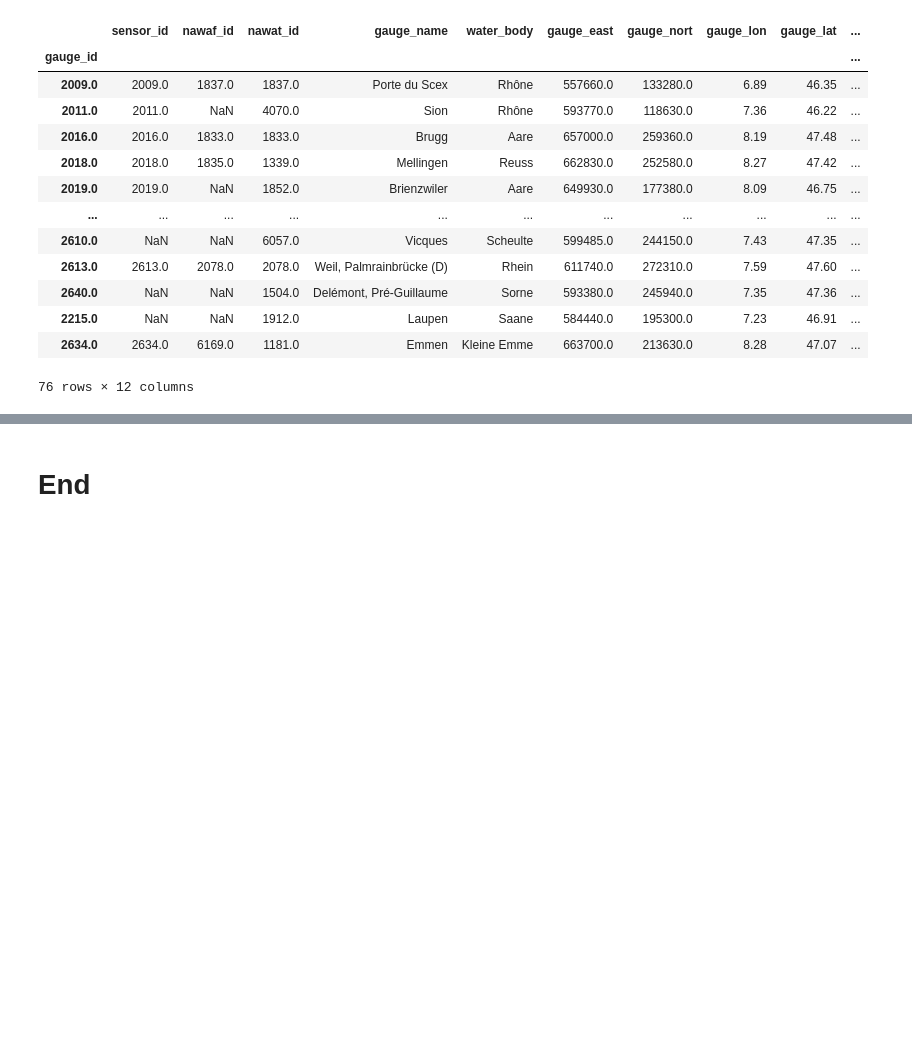
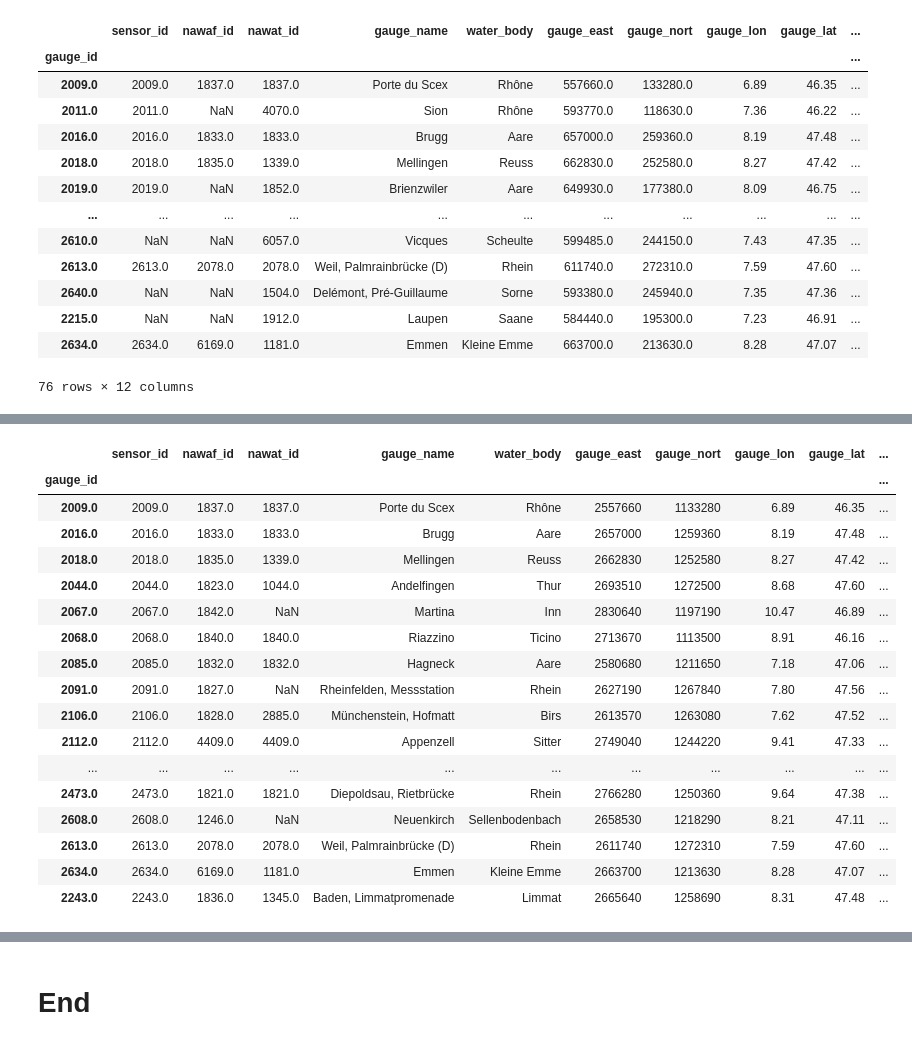
Before and after one commit to thiagovmdon/camels-ch-chem-paper, a Jupyter notebook: code/camels_ch_chem_A_metadata.ipynb, the cells around one changed output, grey strips where cells are left out. Saved outputs shown, nothing was run; the diff lists cells and outputs as text; code cells hidden in the pictures; blank space fills up the shorter version.

Commit message:
The stations northing and easting were wrong

```diff
--- a/code/camels_ch_chem_A_metadata.ipynb
+++ b/code/camels_ch_chem_A_metadata.ipynb
@@ -635,0 +658,13 @@ camels_ch_chem_catchment_boundaries_nawat.to_file("results\\Dataset\shapefiles\\
+# %%
+# List the specific columns you want to modify
+columns_to_modify = [
+    "gauge_easting",
+    "gauge_easting_nawat",
+    "gauge_easting_nawaf"
+]
+
+# Apply the transformation: prepend 2 while keeping it float
+for col in columns_to_modify:
+    network_camels_ch_chem[col] = network_camels_ch_chem[col].apply(lambda x: int(f"2{x:.0f}") if pd.notnull(x) else x)
+
+network_camels_ch_chem
@@ -635,0 +686,13 @@ camels_ch_chem_catchment_boundaries_nawat.to_file("results\\Dataset\shapefiles\\
+# %%
+# List the specific columns you want to modify
+columns_to_modify = [
+    "gauge_northing",
+    "gauge_northing_nawat",
+    "gauge_northing_nawaf"
+]
+
+# Apply the transformation: prepend 2 while keeping it float
+for col in columns_to_modify:
+    network_camels_ch_chem[col] = network_camels_ch_chem[col].apply(lambda x: int(f"1{x:.0f}") if pd.notnull(x) else x)
+
+network_camels_ch_chem
@@ -635,0 +729,3 @@ camels_ch_chem_catchment_boundaries_nawat.to_file("results\\Dataset\shapefiles\\
+# %%
+network_camels_ch_chem.loc[[2167], "gauge_northing"]=1192145
+network_camels_ch_chem.loc[[2167]]["gauge_northing"]
@@ -635,0 +736,3 @@ camels_ch_chem_catchment_boundaries_nawat.to_file("results\\Dataset\shapefiles\\
+# %%
+network_camels_ch_chem.loc[[2167], "gauge_northing_nawat"]=1192145
+network_camels_ch_chem.loc[[2167]]["gauge_northing_nawat"]
@@ -635,0 +774,24 @@ camels_ch_chem_catchment_boundaries_nawat.to_file("results\\Dataset\shapefiles\\
+# %%
+camels_ch_chem_catchment_boundaries_nawaf = gpd.read_file("results\Dataset\shapefiles\\nawa_fracht_del\camels_ch_chem_catchment_boundaries_nawaf.shp")
+camels_ch_chem_catchment_boundaries_nawaf.set_index("gauge_id", inplace=True)
+camels_ch_chem_catchment_boundaries_nawaf[["gauge_east", "gauge_nort"]] = network_camels_ch_chem[["gauge_easting", "gauge_northing"]]
+camels_ch_chem_catchment_boundaries_nawaf
+# %% [output]
+|  | sensor_id | nawaf_id | nawat_id | gauge_name | water_body | gauge_east | gauge_nort | gauge_lon | gauge_lat | ... |
+| gauge_id |  |  |  |  |  |  |  |  |  | ... |
+| 2009.0 | 2009.0 | 1837.0 | 1837.0 | Porte du Scex | Rhône | 2557660 | 1133280 | 6.89 | 46.35 | ... |
+| 2016.0 | 2016.0 | 1833.0 | 1833.0 | Brugg | Aare | 2657000 | 1259360 | 8.19 | 47.48 | ... |
+| 2018.0 | 2018.0 | 1835.0 | 1339.0 | Mellingen | Reuss | 2662830 | 1252580 | 8.27 | 47.42 | ... |
+| 2044.0 | 2044.0 | 1823.0 | 1044.0 | Andelfingen | Thur | 2693510 | 1272500 | 8.68 | 47.60 | ... |
+| 2067.0 | 2067.0 | 1842.0 | NaN | Martina | Inn | 2830640 | 1197190 | 10.47 | 46.89 | ... |
+| 2068.0 | 2068.0 | 1840.0 | 1840.0 | Riazzino | Ticino | 2713670 | 1113500 | 8.91 | 46.16 | ... |
+| 2085.0 | 2085.0 | 1832.0 | 1832.0 | Hagneck | Aare | 2580680 | 1211650 | 7.18 | 47.06 | ... |
+| 2091.0 | 2091.0 | 1827.0 | NaN | Rheinfelden, Messstation | Rhein | 2627190 | 1267840 | 7.80 | 47.56 | ... |
+| 2106.0 | 2106.0 | 1828.0 | 2885.0 | Münchenstein, Hofmatt | Birs | 2613570 | 1263080 | 7.62 | 47.52 | ... |
+| 2112.0 | 2112.0 | 4409.0 | 4409.0 | Appenzell | Sitter | 2749040 | 1244220 | 9.41 | 47.33 | ... |
+| ... | ... | ... | ... | ... | ... | ... | ... | ... | ... | ... |
+| 2473.0 | 2473.0 | 1821.0 | 1821.0 | Diepoldsau, Rietbrücke | Rhein | 2766280 | 1250360 | 9.64 | 47.38 | ... |
+| 2608.0 | 2608.0 | 1246.0 | NaN | Neuenkirch | Sellenbodenbach | 2658530 | 1218290 | 8.21 | 47.11 | ... |
+| 2613.0 | 2613.0 | 2078.0 | 2078.0 | Weil, Palmrainbrücke (D) | Rhein | 2611740 | 1272310 | 7.59 | 47.60 | ... |
+| 2634.0 | 2634.0 | 6169.0 | 1181.0 | Emmen | Kleine Emme | 2663700 | 1213630 | 8.28 | 47.07 | ... |
+| 2243.0 | 2243.0 | 1836.0 | 1345.0 | Baden, Limmatpromenade | Limmat | 2665640 | 1258690 | 8.31 | 47.48 | ... |
```
Also changed, not shown: parts of 15 cells of this notebook, 1 other file.
